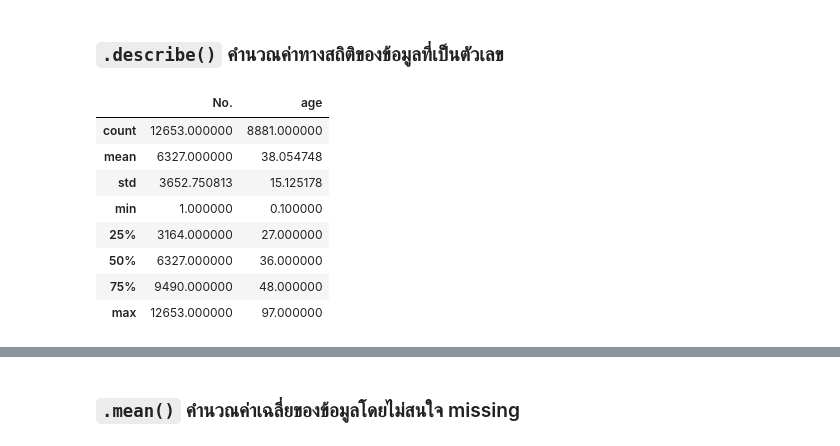
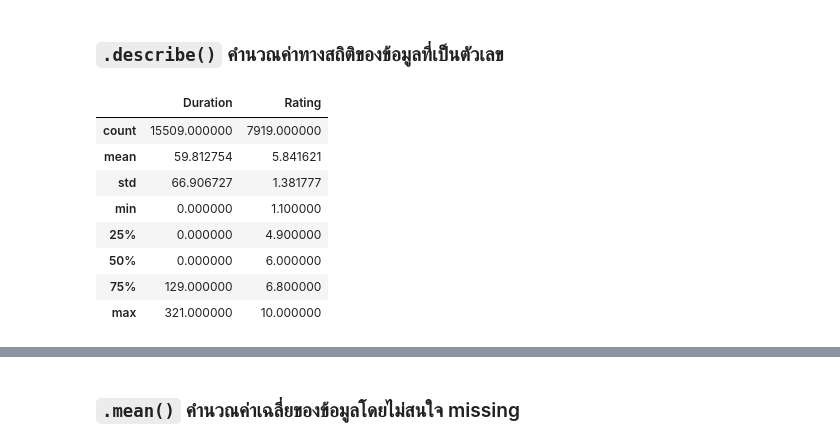
Before and after one commit to Phonchanit/python_dataviz2024, a Jupyter notebook: Pandas_101.ipynb, the cells around one changed output, grey strips where cells are left out. Saved outputs shown, nothing was run; the diff lists cells and outputs as text; code cells hidden in the pictures.

````diff
--- a/Pandas_101.ipynb
+++ b/Pandas_101.ipynb
@@ -834,0 +753,4 @@ data_covid[TF].head()
+# %%
+movie_df = pd.read_csv('/content/drive/MyDrive/data_viz_2024/IMDb Movies India.csv',encoding='latin-1')
+print(movie_df.shape)
+movie_df.head()
@@ -834,0 +777,7 @@ data_covid[TF].head()
+# %%
+# Handle NaN values before converting to integers.
+movie_df['Duration'] = movie_df['Duration'].str.replace(' min','')
+movie_df['Duration'] = pd.to_numeric(movie_df['Duration'], errors='coerce') # Convert to numeric, replacing invalid values with NaN
+movie_df['Duration'] = movie_df['Duration'].fillna(0).astype(int) # Fill NaN with 0 and convert to integer
+# %%
+movie_df['Duration'] = movie_df['Duration'].str.replace(' min','').astype(int)
@@ -837,14 +802,14 @@ data_covid[TF].head()
 # %% [markdown]
 ### ```.describe()``` คำนวณค่าทางสถิติของข้อมูลที่เป็นตัวเลข
 # %%
-data_covid.describe()
+movie_df.describe()
 # %% [output]
-|  | No. | age |
-| count | 12653.000000 | 8881.000000 |
-| mean | 6327.000000 | 38.054748 |
-| std | 3652.750813 | 15.125178 |
-| min | 1.000000 | 0.100000 |
-| 25% | 3164.000000 | 27.000000 |
-| 50% | 6327.000000 | 36.000000 |
-| 75% | 9490.000000 | 48.000000 |
-| max | 12653.000000 | 97.000000 |
+|  | Duration | Rating |
+| count | 15509.000000 | 7919.000000 |
+| mean | 59.812754 | 5.841621 |
+| std | 66.906727 | 1.381777 |
+| min | 0.000000 | 1.100000 |
+| 25% | 0.000000 | 4.900000 |
+| 50% | 0.000000 | 6.000000 |
+| 75% | 129.000000 | 6.800000 |
+| max | 321.000000 | 10.000000 |
````
Also changed, not shown: parts of 29 cells of this notebook.
